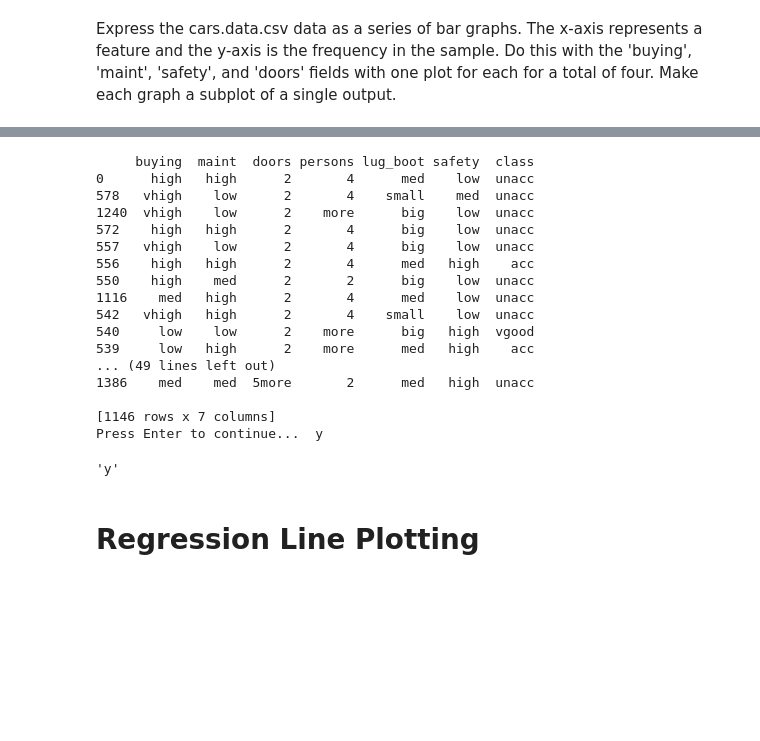
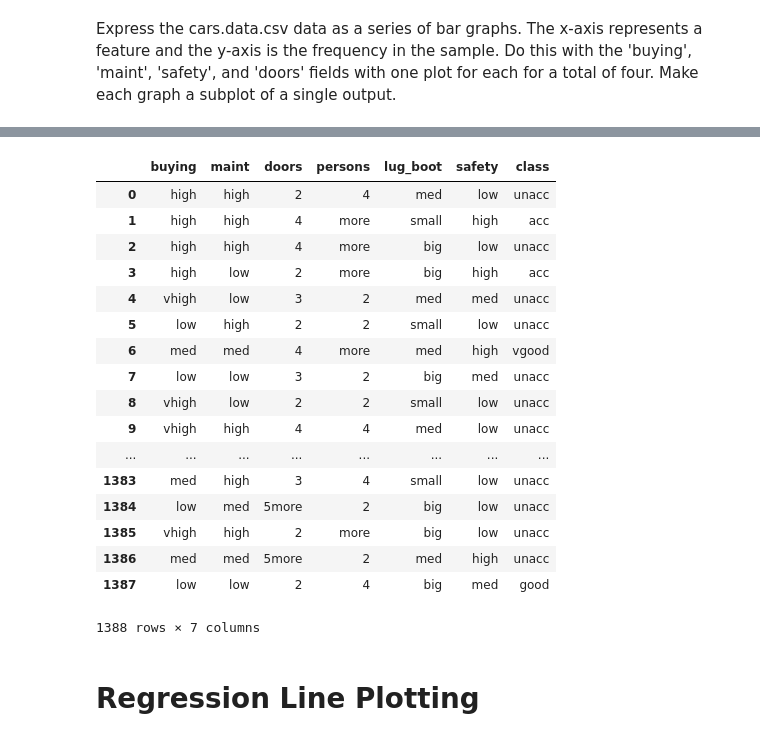
Before and after one commit to ChristopheHunt/MSDA---Coursework, a Jupyter notebook: Data 602/Data 602 - Advanced Programming/Week 10/Untitled.ipynb, the cells around one changed output, grey strips where cells are left out. Drawn from its saved outputs; the diff is of its cells as text; code cells hidden in the pictures; blank space fills up the shorter version.

```diff
--- a/Data 602/Data 602 - Advanced Programming/Week 10/Untitled.ipynb
+++ b/Data 602/Data 602 - Advanced Programming/Week 10/Untitled.ipynb
@@ -69,29 +69,24 @@ ImportError: DLL load failed: %1 is not a valid Win32 application.
-# %%
-#Print to the console all rows that are high or vhigh in fields 'buying', 'maint', and 'safety',
-# sorted by 'doors' in ascending order.  Find these matches using regular expressions.
-mask = df[['buying', 'maint','safety']].apply(lambda column: column.str.contains('vhigh|high', regex=True)).any(axis=1)
-results = df[mask].sort_values(by = 'doors', ascending = [1])
-print results
-raw_input("Press Enter to continue...  ")
-# %% [output]
-     buying  maint  doors persons lug_boot safety  class
-0      high   high      2       4      med    low  unacc
-578   vhigh    low      2       4    small    med  unacc
-1240  vhigh    low      2    more      big    low  unacc
-572    high   high      2       4      big    low  unacc
-557   vhigh    low      2       4      big    low  unacc
-556    high   high      2       4      med   high    acc
-550    high    med      2       2      big    low  unacc
-1116    med   high      2       4      med    low  unacc
-542   vhigh   high      2       4    small    low  unacc
-540     low    low      2    more      big   high  vgood
-539     low   high      2    more      med   high    acc
-... (49 lines left out)
-1386    med    med  5more       2      med   high  unacc
-
-[1146 rows x 7 columns]
-Press Enter to continue...  y
-'y'
+# %%
+df['']
+# %% [output]
+|  | buying | maint | doors | persons | lug_boot | safety | class |
+| 0 | high | high | 2 | 4 | med | low | unacc |
+| 1 | high | high | 4 | more | small | high | acc |
+| 2 | high | high | 4 | more | big | low | unacc |
+| 3 | high | low | 2 | more | big | high | acc |
+| 4 | vhigh | low | 3 | 2 | med | med | unacc |
+| 5 | low | high | 2 | 2 | small | low | unacc |
+| 6 | med | med | 4 | more | med | high | vgood |
+| 7 | low | low | 3 | 2 | big | med | unacc |
+| 8 | vhigh | low | 2 | 2 | small | low | unacc |
+| 9 | vhigh | high | 4 | 4 | med | low | unacc |
+| ... | ... | ... | ... | ... | ... | ... | ... |
+| 1383 | med | high | 3 | 4 | small | low | unacc |
+| 1384 | low | med | 5more | 2 | big | low | unacc |
+| 1385 | vhigh | high | 2 | more | big | low | unacc |
+| 1386 | med | med | 5more | 2 | med | high | unacc |
+| 1387 | low | low | 2 | 4 | big | med | good |
+1388 rows × 7 columns
 # %% [markdown]
 # Regression Line Plotting
 # %% [markdown]
```
Also changed, not shown: parts of 3 cells of this notebook.
